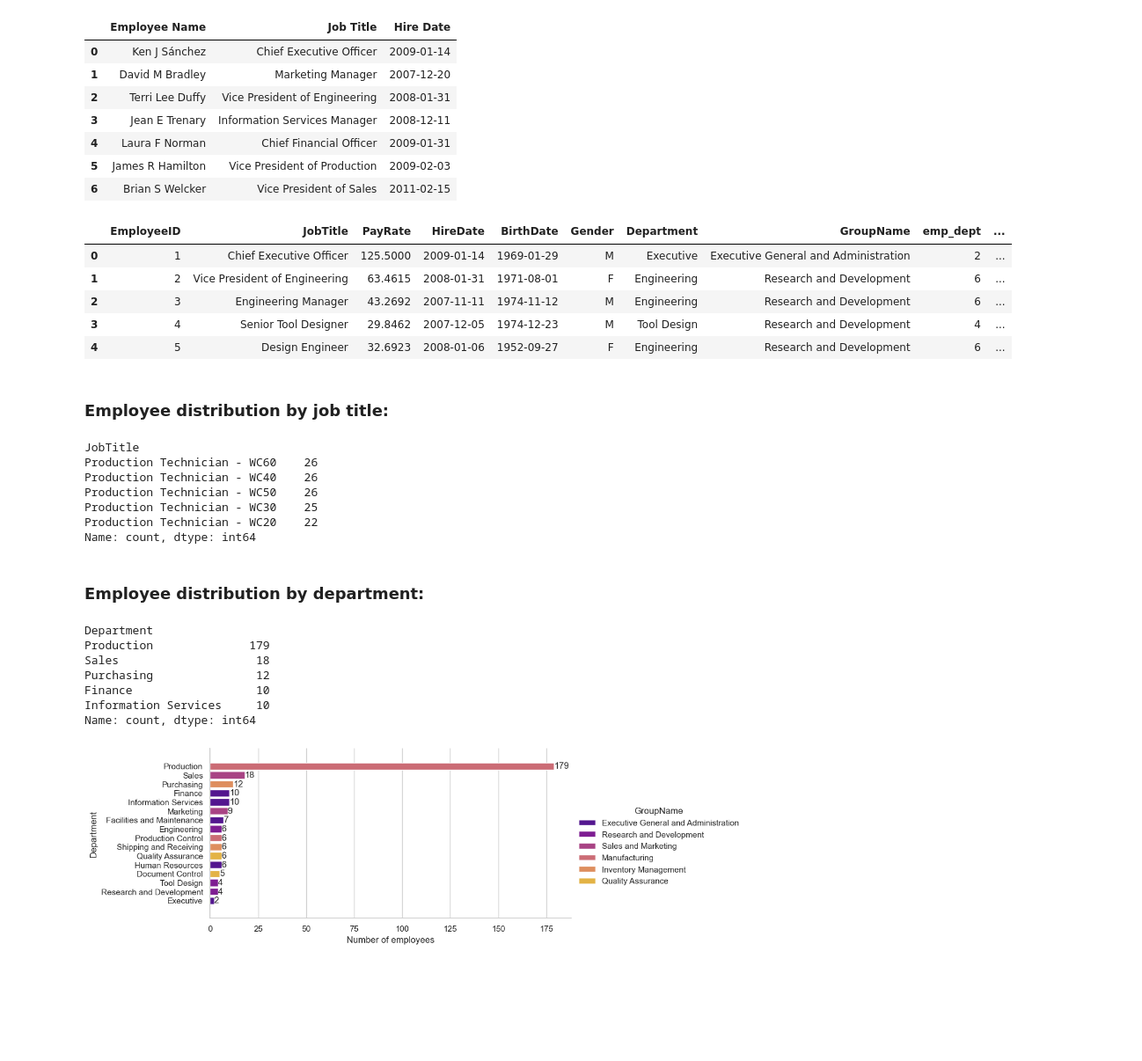
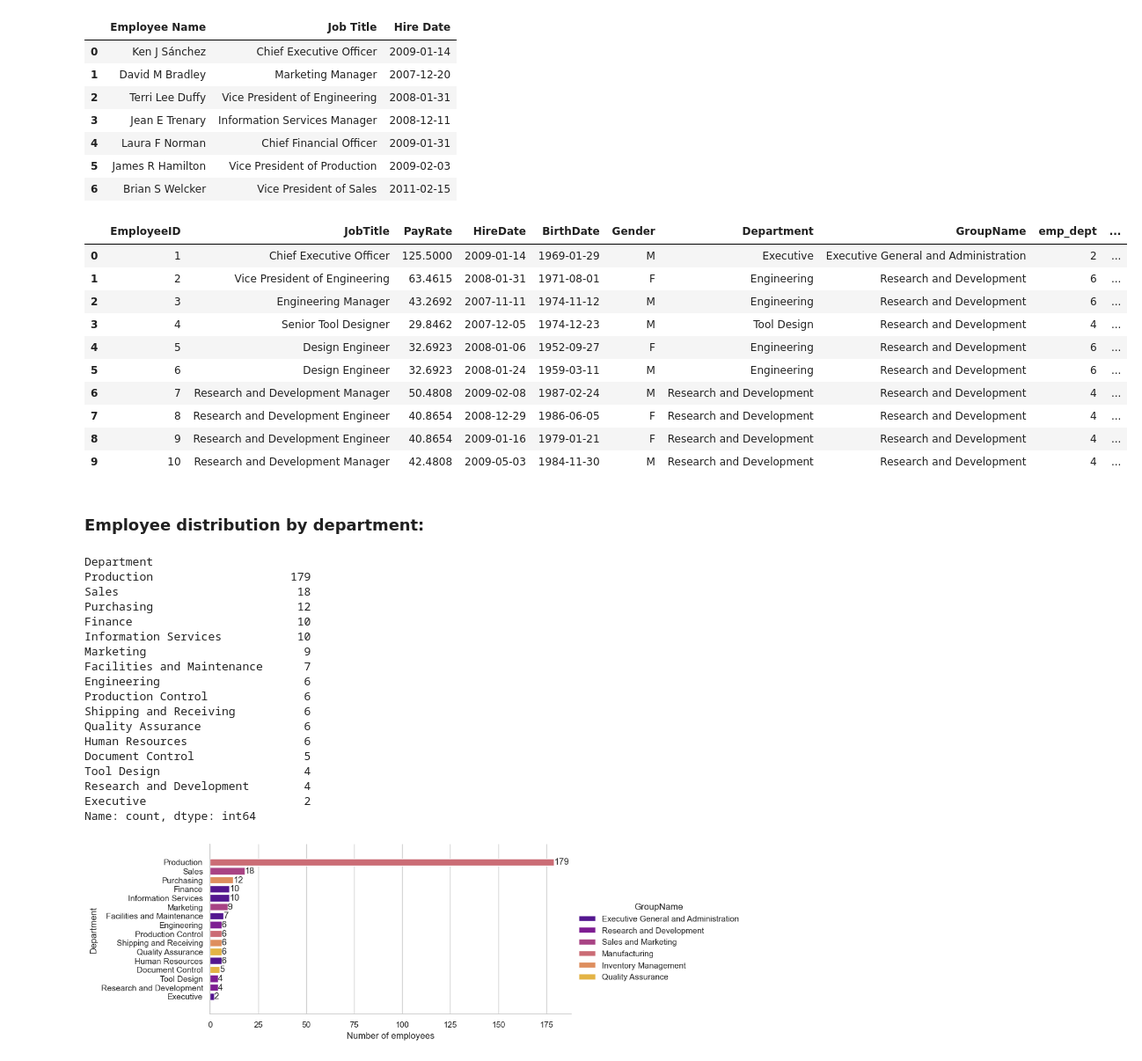
Before and after one commit to PieRatCat/SQL-stuff, a Jupyter notebook: SQL_kunskapskontroll/exam_submission.ipynb, the cells around one changed output. Shown at 88% size. Saved outputs shown, nothing was run; the diff lists cells and outputs as text; code cells hidden in the pictures; blank space fills up the shorter version.

```diff
--- a/SQL_kunskapskontroll/exam_submission.ipynb
+++ b/SQL_kunskapskontroll/exam_submission.ipynb
@@ -406,59 +406,62 @@ SELECT	BusinessEntityID,
 
 SELECT
 	e.BusinessEntityID AS EmployeeID,
 	e.JobTitle AS JobTitle,
 	lr.Rate AS PayRate,
 	e.HireDate AS HireDate,
 	e.BirthDate AS BirthDate,
 	e.Gender AS Gender,
 	d.Name AS Department,
 	d.GroupName AS GroupName,
 	COUNT(e.BusinessEntityID) OVER(PARTITION BY d.DepartmentID) AS emp_dept,
 	COUNT(e.BusinessEntityID) OVER(PARTITION BY d.GroupName) AS emp_group
 
 FROM HumanResources.Employee AS e
 	INNER JOIN latest_department AS ld
 	ON e.BusinessEntityID = ld.BusinessEntityID AND ld.row_nr = 1
 	INNER JOIN HumanResources.Department AS d
 	ON ld.DepartmentID = d.DepartmentID
 	INNER JOIN latest_rate AS lr
 	ON e.BusinessEntityID = lr.BusinessEntityID AND lr.row_nr = 1
   ORDER BY e.BusinessEntityID ASC
 ;
 """, con=connection)
-employees_all.head()
+employees_all.head(10)
 # %% [output]
 |  | EmployeeID | JobTitle | PayRate | HireDate | BirthDate | Gender | Department | GroupName | emp_dept | ... |
 | 0 | 1 | Chief Executive Officer | 125.5000 | 2009-01-14 | 1969-01-29 | M | Executive | Executive General and Administration | 2 | ... |
 | 1 | 2 | Vice President of Engineering | 63.4615 | 2008-01-31 | 1971-08-01 | F | Engineering | Research and Development | 6 | ... |
 | 2 | 3 | Engineering Manager | 43.2692 | 2007-11-11 | 1974-11-12 | M | Engineering | Research and Development | 6 | ... |
 | 3 | 4 | Senior Tool Designer | 29.8462 | 2007-12-05 | 1974-12-23 | M | Tool Design | Research and Development | 4 | ... |
 | 4 | 5 | Design Engineer | 32.6923 | 2008-01-06 | 1952-09-27 | F | Engineering | Research and Development | 6 | ... |
+| 5 | 6 | Design Engineer | 32.6923 | 2008-01-24 | 1959-03-11 | M | Engineering | Research and Development | 6 | ... |
+| 6 | 7 | Research and Development Manager | 50.4808 | 2009-02-08 | 1987-02-24 | M | Research and Development | Research and Development | 4 | ... |
+| 7 | 8 | Research and Development Engineer | 40.8654 | 2008-12-29 | 1986-06-05 | F | Research and Development | Research and Development | 4 | ... |
+| 8 | 9 | Research and Development Engineer | 40.8654 | 2009-01-16 | 1979-01-21 | F | Research and Development | Research and Development | 4 | ... |
+| 9 | 10 | Research and Development Manager | 42.4808 | 2009-05-03 | 1984-11-30 | M | Research and Development | Research and Development | 4 | ... |
-# %% [markdown]
-### Employee distribution by job title:
-# %%
-employees_by_job = employees_all['JobTitle'].value_counts()
-employees_by_job.head()
-# %% [output]
-JobTitle
-Production Technician - WC60    26
-Production Technician - WC40    26
-Production Technician - WC50    26
-Production Technician - WC30    25
-Production Technician - WC20    22
-Name: count, dtype: int64
 # %% [markdown]
 ### Employee distribution by department:
 # %%
 employees_by_department = employees_all['Department'].value_counts()
-employees_by_department.head()
+employees_by_department
 # %% [output]
 Department
-Production              179
-Sales                    18
-Purchasing               12
-Finance                  10
-Information Services     10
+Production                    179
+Sales                          18
+Purchasing                     12
+Finance                        10
+Information Services           10
+Marketing                       9
+Facilities and Maintenance      7
+Engineering                     6
+Production Control              6
+Shipping and Receiving          6
+Quality Assurance               6
+Human Resources                 6
+Document Control                5
+Tool Design                     4
+Research and Development        4
+Executive                       2
 Name: count, dtype: int64
 # %%
 g = sns.catplot(data=employees_all, x="emp_dept", y="Department", hue="GroupName",
```
Also changed, not shown: parts of 2 cells of this notebook.
